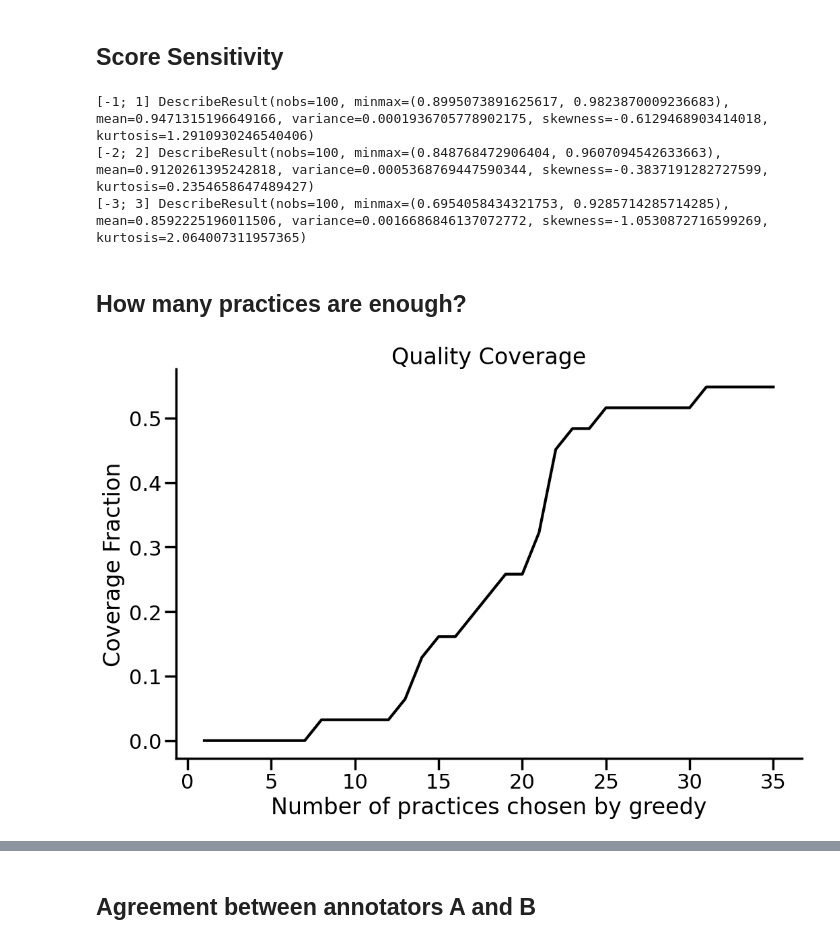
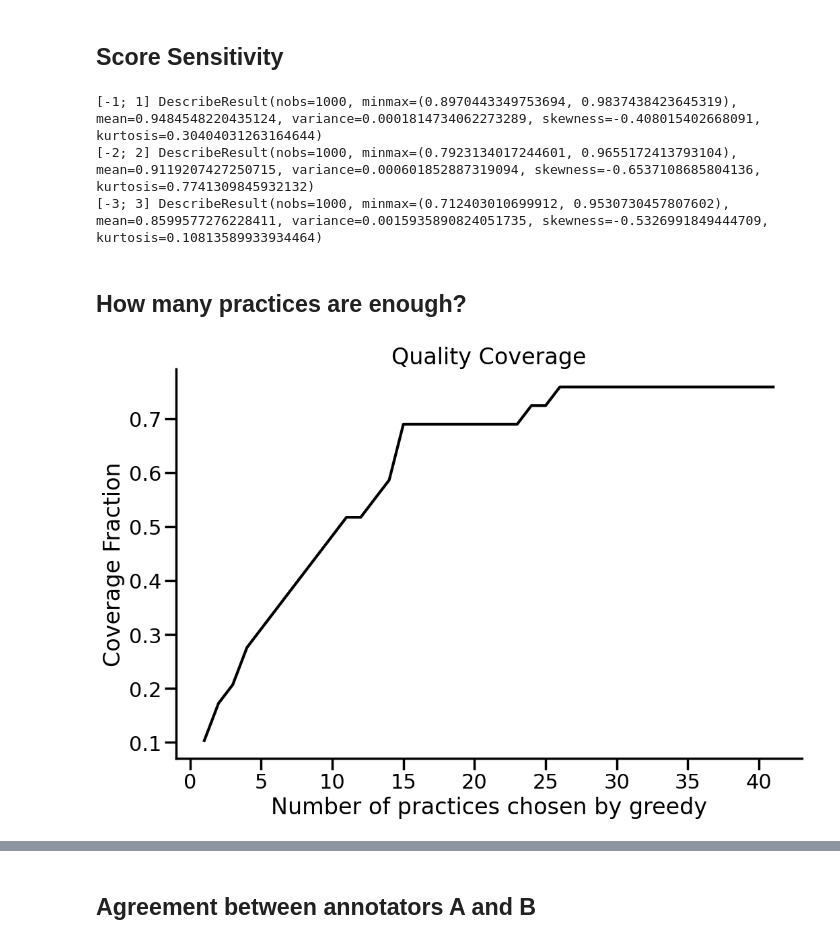
Before and after one commit to bookingcom/ml-quality-model, a Jupyter notebook: code/results.ipynb, the cells around one changed output, grey strips where cells are left out. Saved outputs shown, nothing was run; the diff lists cells and outputs as text; code cells hidden in the pictures.

```diff
--- a/code/results.ipynb
+++ b/code/results.ipynb
@@ -152,8 +152,8 @@ plot_set_contributions(points_for_all_practices=points_for_all_practices,
 # %% [markdown]
 ## Score Sensitivity
 # %%
-#N=1000
-N = 100
+N=1000
+# N = 100
 
 perturbations = {
     "[-1; 1]": partial(randomly_permute, lb=-1, up=2),
@@ -169,15 +169,15 @@ for name, pert_f in perturbations.items():
 for name, results in sensitivity_analysis_results.items():
     print(name, stats.describe(results))
 # %% [output]
-[-1; 1] DescribeResult(nobs=100, minmax=(0.8995073891625617, 0.9823870009236683), mean=0.9471315196649166, variance=0.0001936705778902175, skewness=-0.6129468903414018, kurtosis=1.2910930246540406)
-[-2; 2] DescribeResult(nobs=100, minmax=(0.848768472906404, 0.9607094542633663), mean=0.9120261395242818, variance=0.0005368769447590344, skewness=-0.3837191282727599, kurtosis=0.2354658647489427)
-[-3; 3] DescribeResult(nobs=100, minmax=(0.6954058434321753, 0.9285714285714285), mean=0.8592225196011506, variance=0.0016686846137072772, skewness=-1.0530872716599269, kurtosis=2.064007311957365)
+[-1; 1] DescribeResult(nobs=1000, minmax=(0.8970443349753694, 0.9837438423645319), mean=0.9484548220435124, variance=0.0001814734062273289, skewness=-0.408015402668091, kurtosis=0.30404031263164644)
+[-2; 2] DescribeResult(nobs=1000, minmax=(0.7923134017244601, 0.9655172413793104), mean=0.9119207427250715, variance=0.000601852887319094, skewness=-0.6537108685804136, kurtosis=0.7741309845932132)
+[-3; 3] DescribeResult(nobs=1000, minmax=(0.712403010699912, 0.9530730457807602), mean=0.8599577276228411, variance=0.0015935890824051735, skewness=-0.5326991849444709, kurtosis=0.10813589933934464)
 # %% [markdown]
 ## How many practices are enough?
 # %%
-plot_quality_coverage(merged_practices=internal_practices.set_index(['Subcharacteristics', 'External Practice Name'])["Score"])
+plot_quality_coverage(merged_practices=internal_practices.set_index(['Subcharacteristics', 'External Practice Name'])["Score_Scaled"])
 # %% [output]
-[figure, old version]
+[figure, new version]
 # %%
 plot_quality_coverage(merged_practices=merged_series)
 # %% [output]
```
Also changed, not shown: parts of 9 cells of this notebook, 2 other files.
